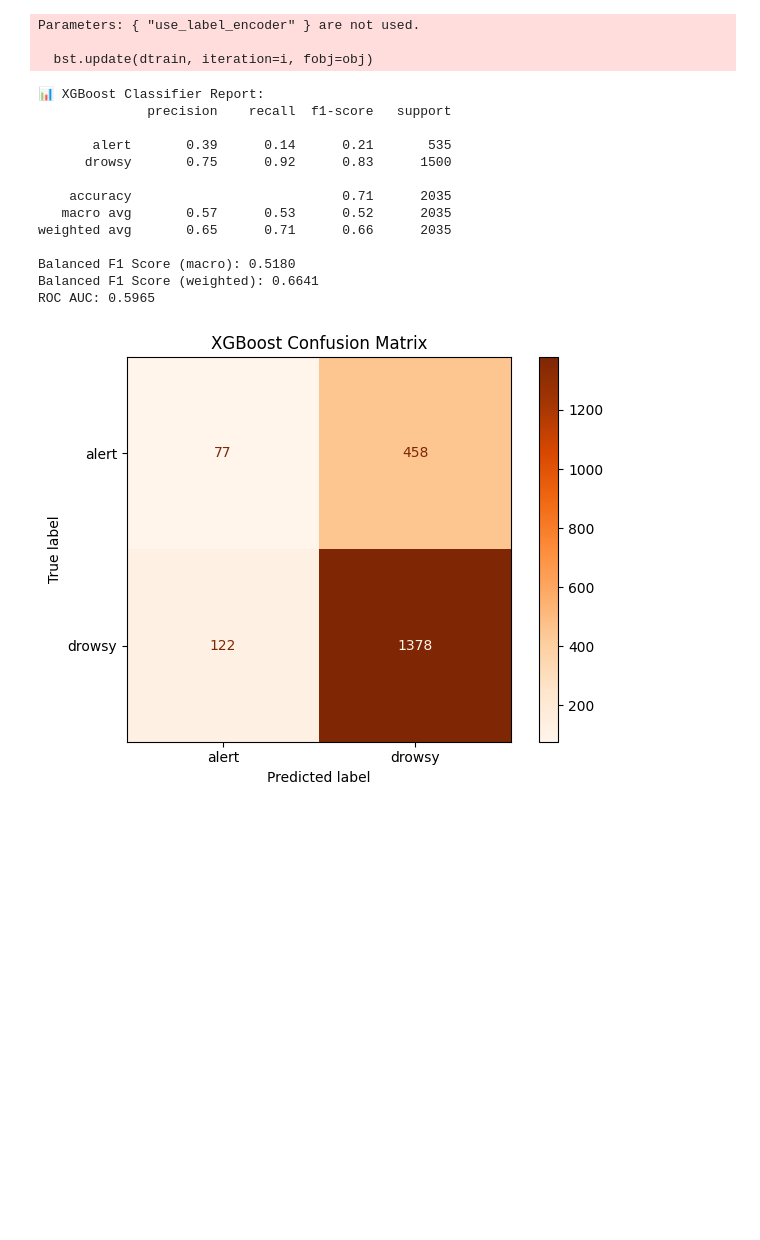
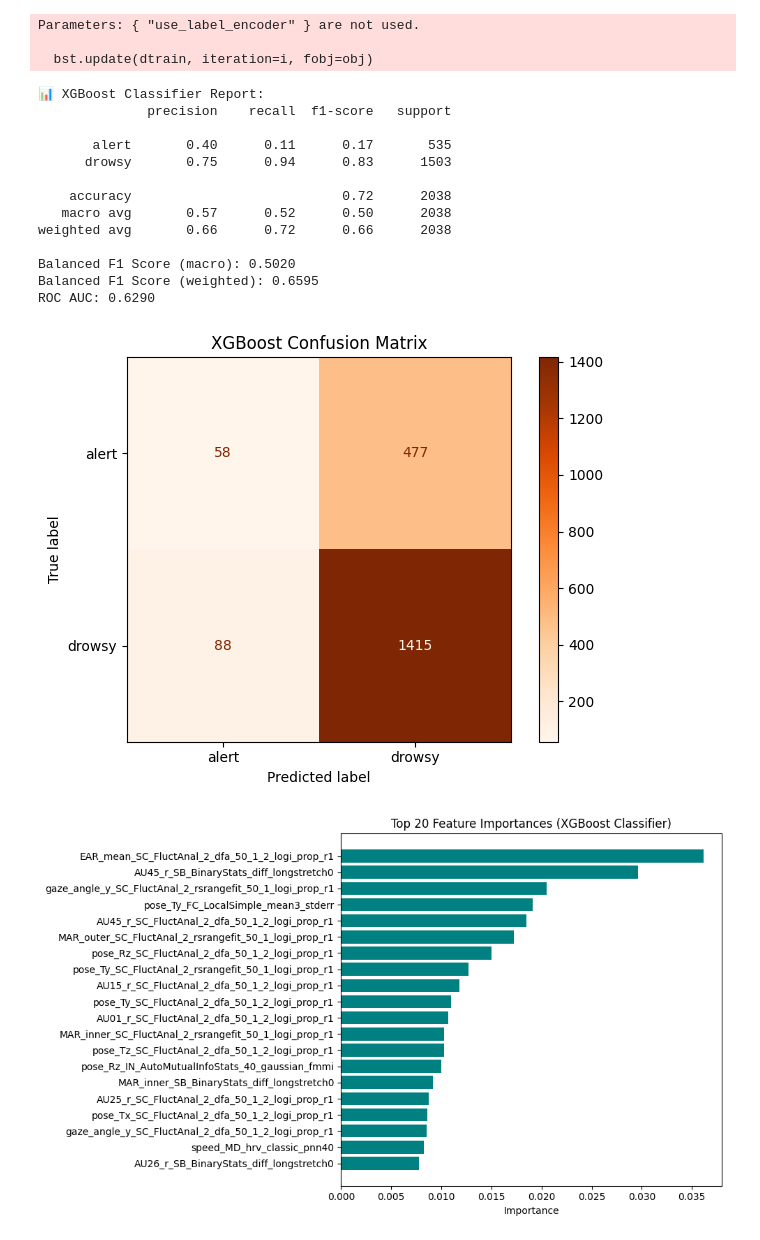
Before and after one commit to aaryan-nagpal1/Thesis, a Jupyter notebook: catch22.ipynb, the cells around one changed output. Drawn from its saved outputs; the diff is of its cells as text; code cells hidden in the pictures; blank space fills up the shorter version.

```diff
--- a/catch22.ipynb
+++ b/catch22.ipynb
@@ -430,28 +530,28 @@ label_map = {
 }
 
 # === FILE PATHS ===
-train_path = 'Classification_Combined_Data/S1_S2_train_data_c22.csv'
-test_path = 'Classification_Combined_Data/S1_S2_test_data_c22.csv'
+train_path = 'Classification_Combined_Data/S1_S2_train_catch22.csv'
+test_path = 'Classification_Combined_Data/S1_S2_test_catch22.csv'
 
 # === LOAD DATA ===
 train_df = pd.read_csv(train_path)
 test_df = pd.read_csv(test_path)
 
 # === MAP LABELS ===
-train_df['Label'] = train_df['Label'].map(label_map)
-test_df['Label'] = test_df['Label'].map(label_map)
-train_df = train_df[train_df['Label'].notna()]
-test_df = test_df[test_df['Label'].notna()]
+train_df['Label_unify'] = train_df['Label_unify'].map(label_map)
+test_df['Label_unify'] = test_df['Label_unify'].map(label_map)
+train_df = train_df[train_df['Label_unify'].notna()]
+test_df = test_df[test_df['Label_unify'].notna()]
 
 # === FEATURES ===
-meta_cols = ['window_start', 'ID', 'Study', 'Label']
+meta_cols = ['ID', 'record_time', 'UNIX', 'Label_unify', 'Label_num']
 features = [col for col in train_df.columns if col not in meta_cols]
 
 # === SPLIT X/y ===
-X_train = train_df[features]
-y_train = train_df['Label']
-X_test = test_df[features]
-y_test = test_df['Label']
+X_train = train_df[features].fillna(0)
+y_train = train_df['Label_unify']
+X_test = test_df[features].fillna(0)
+y_test = test_df['Label_unify']
 
 # === LABEL ENCODING ===
 le = LabelEncoder()
@@ -496,42 +596,58 @@ f1_macro = f1_score(y_test_enc, y_pred, average='macro')
 f1_weighted = f1_score(y_test_enc, y_pred, average='weighted')
 print(f"Balanced F1 Score (macro): {f1_macro:.4f}")
 print(f"Balanced F1 Score (weighted): {f1_weighted:.4f}")
 
 if len(np.unique(y_test_enc)) == 2:
     auc_score = roc_auc_score(y_test_enc, y_proba[:, 1])
 else:
     auc_score = roc_auc_score(y_test_enc, y_proba, multi_class='ovr', average='macro')
 print(f"ROC AUC: {auc_score:.4f}")
 
 # === CONFUSION MATRIX ===
 ConfusionMatrixDisplay.from_predictions(
     y_test_enc,
     y_pred,
     labels=custom_label_indices,
     display_labels=custom_order,
     cmap='Oranges'
 )
 plt.title("XGBoost Confusion Matrix")
 plt.tight_layout()
 plt.show()
+
+# === FEATURE IMPORTANCE ===
+importances = xgb.feature_importances_
+importance_df = pd.DataFrame({
+    'Feature': features,
+    'Importance': importances
+}).sort_values(by='Importance', ascending=False)
+
+# === Plot top 20 features ===
+plt.figure(figsize=(10, 6))
+plt.barh(importance_df['Feature'][:20][::-1], importance_df['Importance'][:20][::-1], color='teal')
+plt.title("Top 20 Feature Importances (XGBoost Classifier)")
+plt.xlabel("Importance")
+plt.tight_layout()
+plt.show()
 # %% [output]
 Parameters: { "use_label_encoder" } are not used.
 
   bst.update(dtrain, iteration=i, fobj=obj)
 📊 XGBoost Classifier Report:
               precision    recall  f1-score   support
 
-       alert       0.39      0.14      0.21       535
-      drowsy       0.75      0.92      0.83      1500
+       alert       0.40      0.11      0.17       535
+      drowsy       0.75      0.94      0.83      1503
 
-    accuracy                           0.71      2035
-   macro avg       0.57      0.53      0.52      2035
-weighted avg       0.65      0.71      0.66      2035
+    accuracy                           0.72      2038
+   macro avg       0.57      0.52      0.50      2038
+weighted avg       0.66      0.72      0.66      2038
 
-Balanced F1 Score (macro): 0.5180
-Balanced F1 Score (weighted): 0.6641
-ROC AUC: 0.5965
+Balanced F1 Score (macro): 0.5020
+Balanced F1 Score (weighted): 0.6595
+ROC AUC: 0.6290
-[figure, old version]
+[figure, new version]
+[figure, added]
 # %%
 import pandas as pd
 import numpy as np
```
Also changed, not shown: parts of 8 cells of this notebook, 2 other files.
